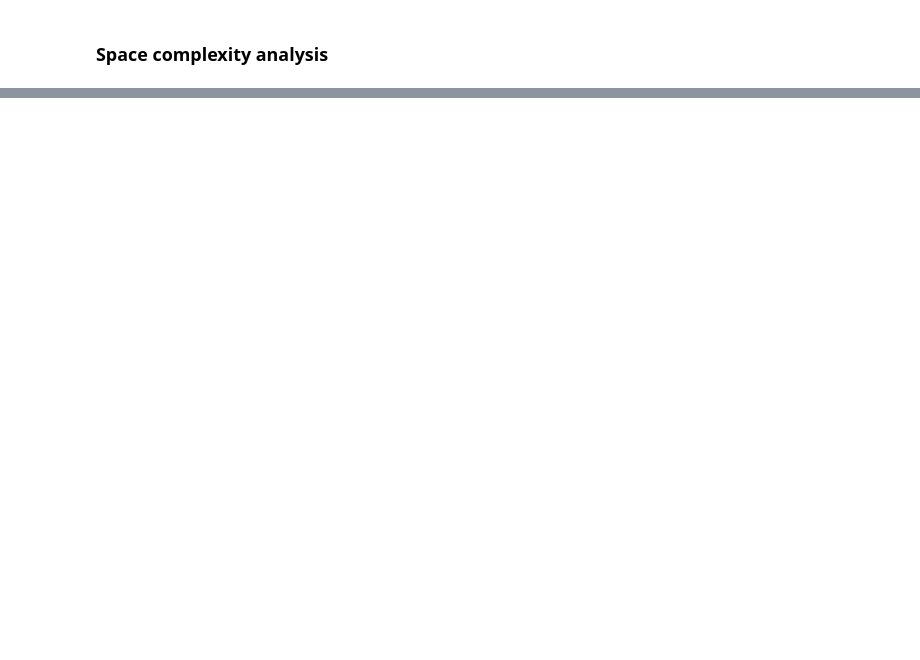
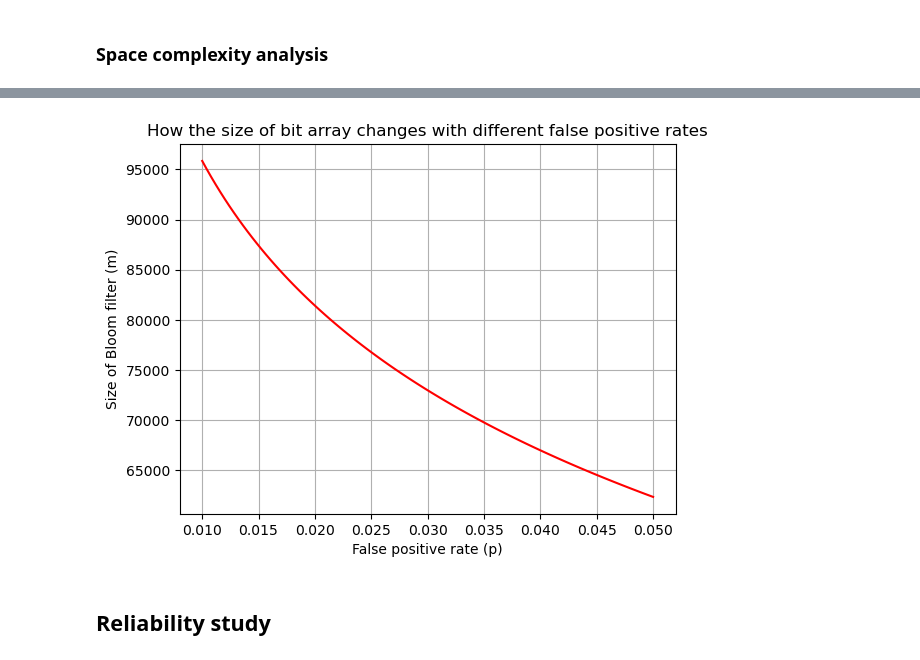
Before and after one commit to vessln/Math_concepts_for_developers, a Jupyter notebook: Personal project/bloom_filter.ipynb, the cells around one changed output, grey strips where cells are left out. Saved outputs shown, nothing was run; the diff lists cells and outputs as text; code cells hidden in the pictures; blank space fills up the shorter version.

```diff
--- a/Personal project/bloom_filter.ipynb
+++ b/Personal project/bloom_filter.ipynb
@@ -606,0 +624,19 @@ The actual size *m* of the bit array directly impacts the memory usage of the Bl
+# %%
+def compare_m_and_p(n):
+    p_values = np.linspace(0.05, 0.01, 100)
+    m_values = -n * np.log(p_values) / (np.log(2) ** 2)
+
+    plt.plot(p_values, m_values, color="red")
+    plt.xlabel("False positive rate (p)")
+    plt.ylabel("Size of Bloom filter (m)")
+    plt.title("How the size of bit array changes with different false positive rates")
+    plt.grid(True)
+    plt.show()
+
+
+n = 10000
+compare_m_and_p(n)
+# %% [output]
+[figure, added]
+# %% [markdown]
+## Reliability study
```
Also changed, not shown: parts of 15 cells of this notebook.
